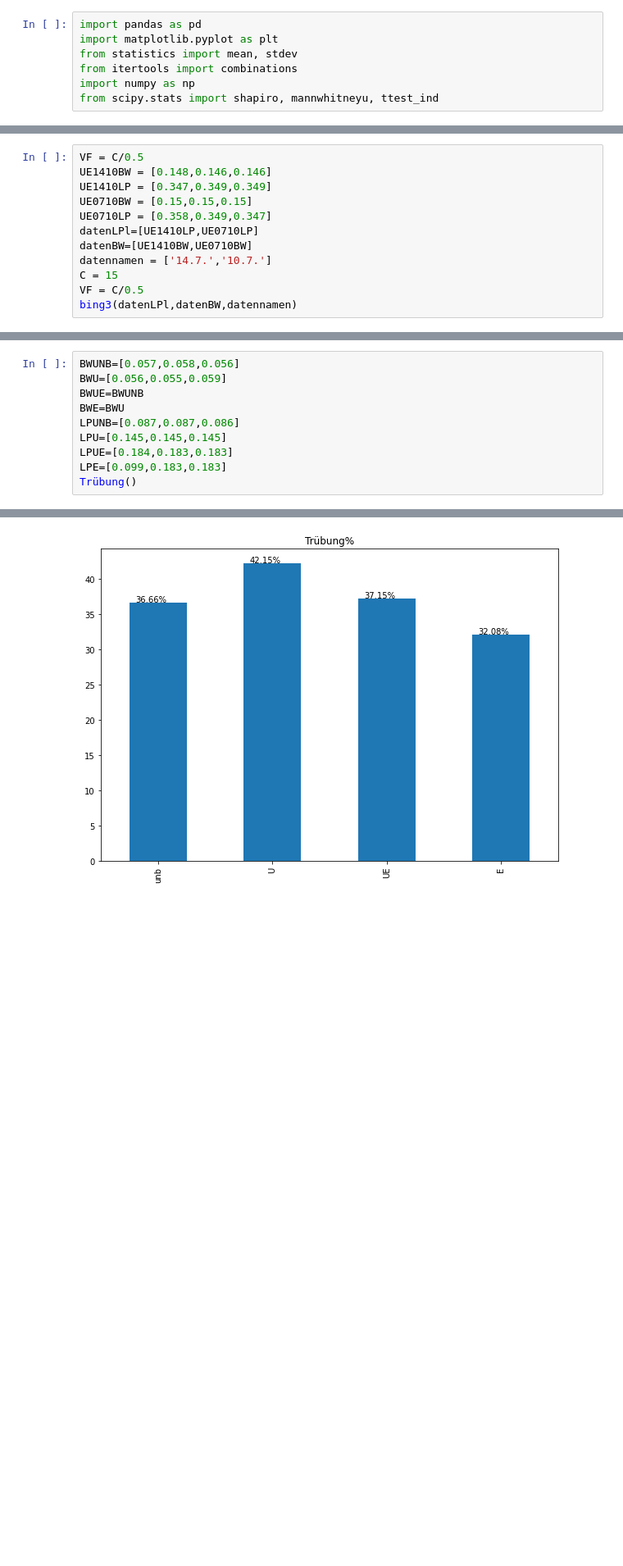
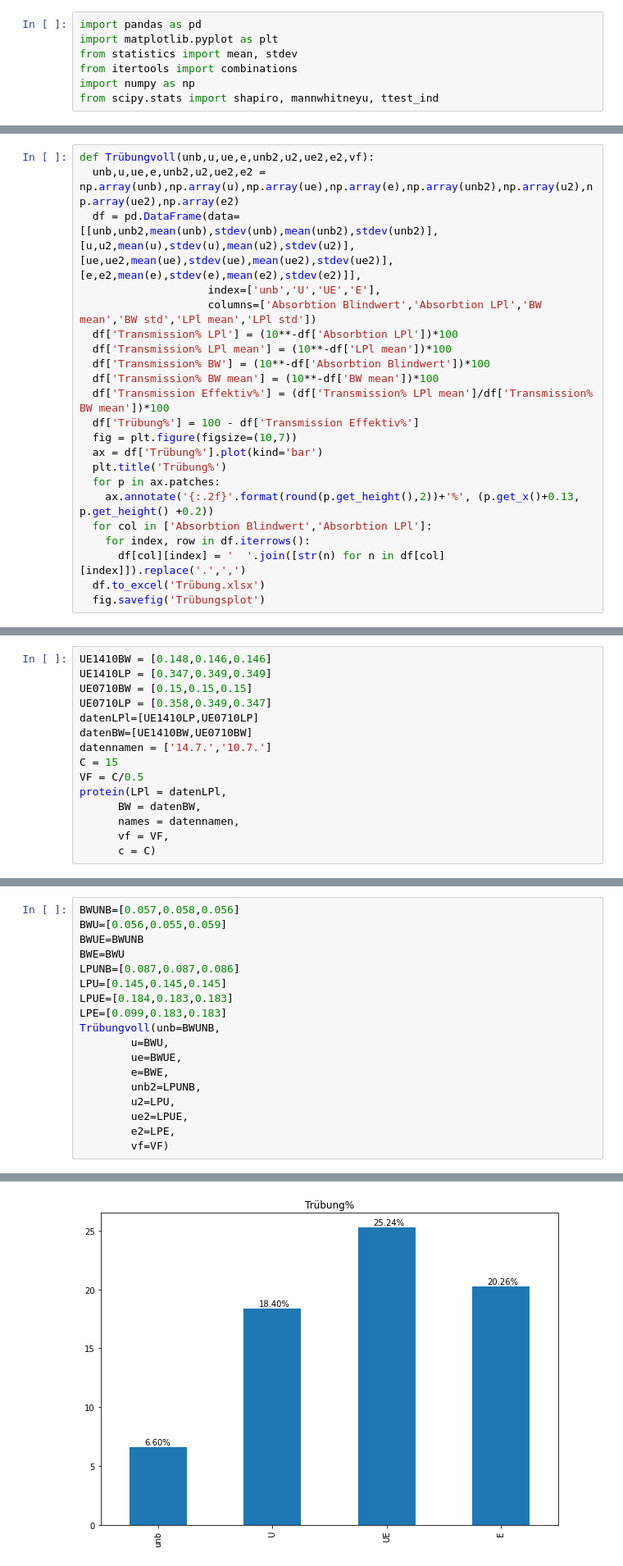
Before and after one commit to SebastianBentert/example_code, a Jupyter notebook: bingbu.ipynb, the cells around one changed output, grey strips where cells are left out. Shown at 82% size. Drawn from its saved outputs; the diff is of its cells as text; blank space fills up the shorter version.

```diff
--- a/bingbu.ipynb
+++ b/bingbu.ipynb
@@ -63,0 +98,22 @@ def bing2(unb=BWUNB,u=BWU,ue=BWUE,e=BWE,vf=VF,unb2=LPUNB,u2=LPU,ue2=LPUE,e2=LPE,
+# %%
+def Trübungvoll(unb,u,ue,e,unb2,u2,ue2,e2,vf):
+  unb,u,ue,e,unb2,u2,ue2,e2 = np.array(unb),np.array(u),np.array(ue),np.array(e),np.array(unb2),np.array(u2),np.array(ue2),np.array(e2)
+  df = pd.DataFrame(data=[[unb,unb2,mean(unb),stdev(unb),mean(unb2),stdev(unb2)],[u,u2,mean(u),stdev(u),mean(u2),stdev(u2)],[ue,ue2,mean(ue),stdev(ue),mean(ue2),stdev(ue2)],[e,e2,mean(e),stdev(e),mean(e2),stdev(e2)]],
+                    index=['unb','U','UE','E'],
+                    columns=['Absorbtion Blindwert','Absorbtion LPl','BW mean','BW std','LPl mean','LPl std'])
+  df['Transmission% LPl'] = (10**-df['Absorbtion LPl'])*100
+  df['Transmission% LPl mean'] = (10**-df['LPl mean'])*100
+  df['Transmission% BW'] = (10**-df['Absorbtion Blindwert'])*100
+  df['Transmission% BW mean'] = (10**-df['BW mean'])*100
+  df['Transmission Effektiv%'] = (df['Transmission% LPl mean']/df['Transmission% BW mean'])*100
+  df['Trübung%'] = 100 - df['Transmission Effektiv%']
+  fig = plt.figure(figsize=(10,7))
+  ax = df['Trübung%'].plot(kind='bar')
+  plt.title('Trübung%')
+  for p in ax.patches:
+    ax.annotate('{:.2f}'.format(round(p.get_height(),2))+'%', (p.get_x()+0.13, p.get_height() +0.2))
+  for col in ['Absorbtion Blindwert','Absorbtion LPl']:
+    for index, row in df.iterrows():
+      df[col][index] = '  '.join([str(n) for n in df[col][index]]).replace('.',',')
+  df.to_excel('Trübung.xlsx')
+  fig.savefig('Trübungsplot')
@@ -126,5 +239,4 @@ def bing3(LPl,BW,names,vf=VF,c=C):
 # %%
-VF = C/0.5
 UE1410BW = [0.148,0.146,0.146]
 UE1410LP = [0.347,0.349,0.349]
 UE0710BW = [0.15,0.15,0.15]
@@ -134,5 +246,9 @@ datenBW=[UE1410BW,UE0710BW]
 datennamen = ['14.7.','10.7.']
 C = 15
 VF = C/0.5
-bing3(datenLPl,datenBW,datennamen)
+protein(LPl = datenLPl,
+      BW = datenBW,
+      names = datennamen,
+      vf = VF,
+      c = C)
 # %% [output]
@@ -183,5 +286,13 @@ LPUNB=[0.087,0.087,0.086]
 LPU=[0.145,0.145,0.145]
 LPUE=[0.184,0.183,0.183]
 LPE=[0.099,0.183,0.183]
-Trübung()
+Trübungvoll(unb=BWUNB,
+        u=BWU,
+        ue=BWUE,
+        e=BWE,
+        unb2=LPUNB,
+        u2=LPU,
+        ue2=LPUE,
+        e2=LPE,
+        vf=VF)
 # %% [output]
@@ -203 +302 @@ Trübung%                                                          36.6617  ...
-[figure, old version]
+[figure, new version]
```
Also changed, not shown: parts of 23 cells of this notebook.
